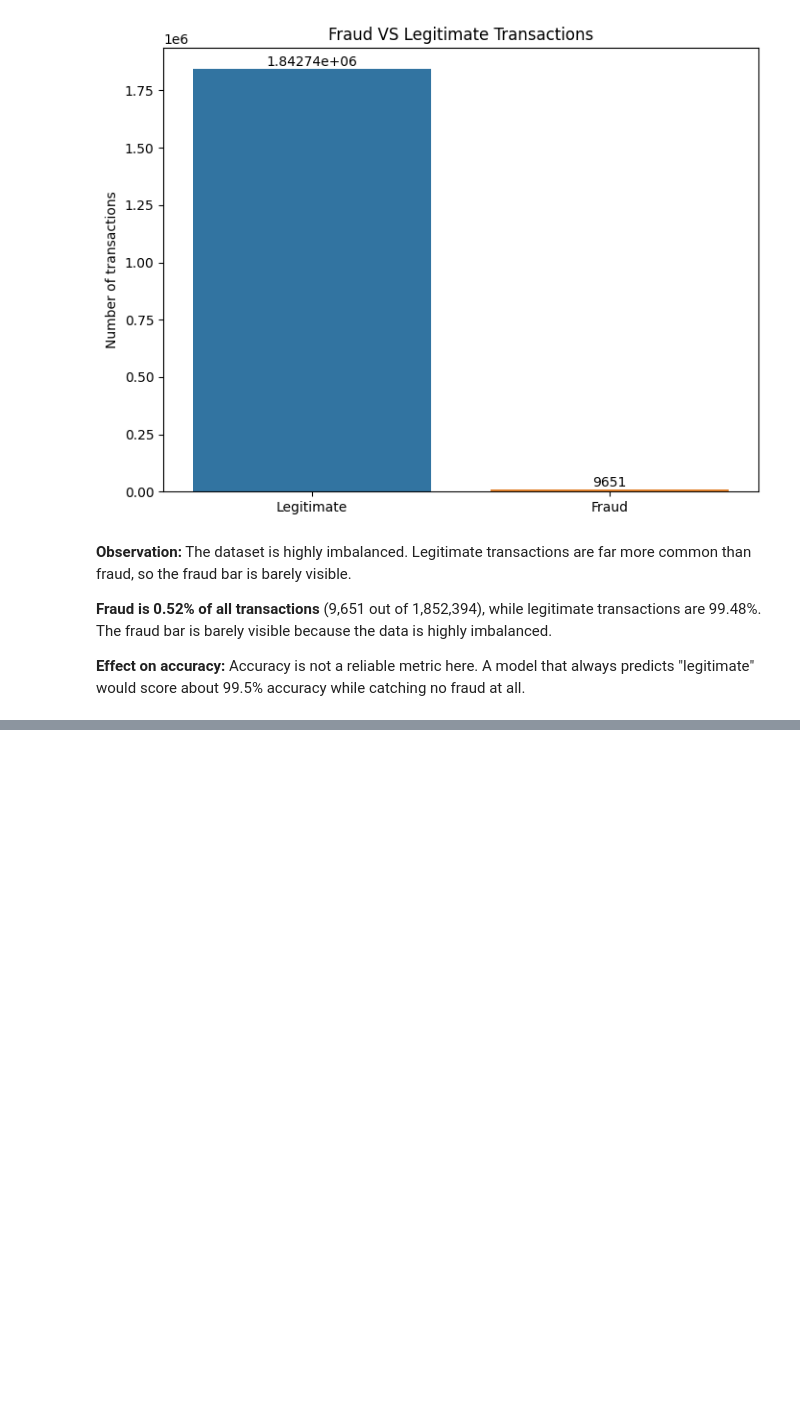
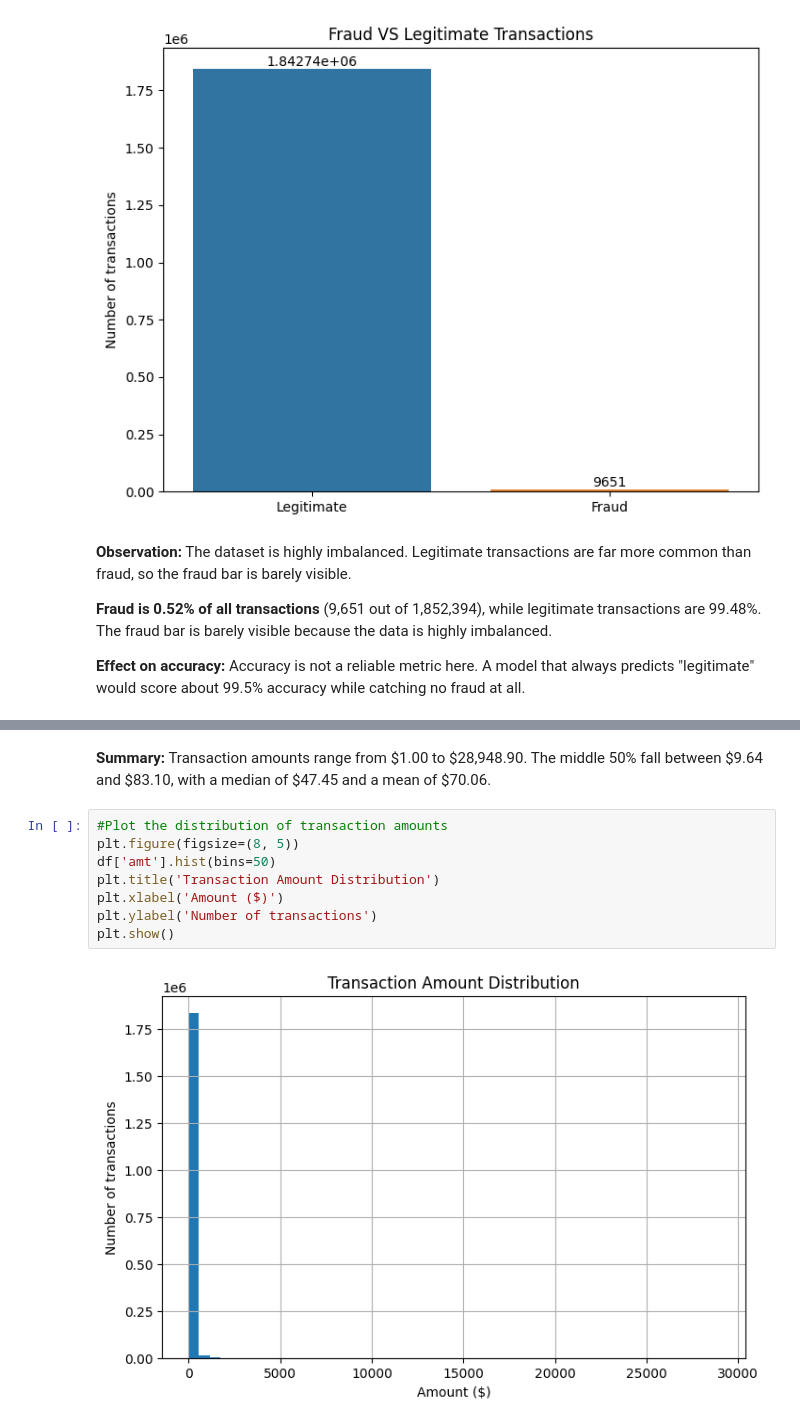
Before and after one commit to DhaiHamoud/Fraud-Detection-in-the-Financial-Transaction-Market, a Jupyter notebook: notebooks/02_eda.ipynb, the cells around one changed output, grey strips where cells are left out. Saved outputs shown, nothing was run; the diff lists cells and outputs as text; blank space fills up the shorter version.

Commit message:
Add Section 2: Amount Distribution

```diff
--- a/notebooks/02_eda.ipynb
+++ b/notebooks/02_eda.ipynb
@@ -51,0 +68,12 @@ plt.xlabel("");
+# %% [markdown]
+**Summary:** Transaction amounts range from \$1.00 to \$28,948.90. The middle 50% fall between \$9.64 and \$83.10, with a median of \$47.45 and a mean of \$70.06.
+# %%
+#Plot the distribution of transaction amounts
+plt.figure(figsize=(8, 5))
+df['amt'].hist(bins=50)
+plt.title('Transaction Amount Distribution')
+plt.xlabel('Amount ($)')
+plt.ylabel('Number of transactions')
+plt.show()
+# %% [output]
+[figure, added]
```
Also changed, not shown: parts of 6 cells of this notebook.
